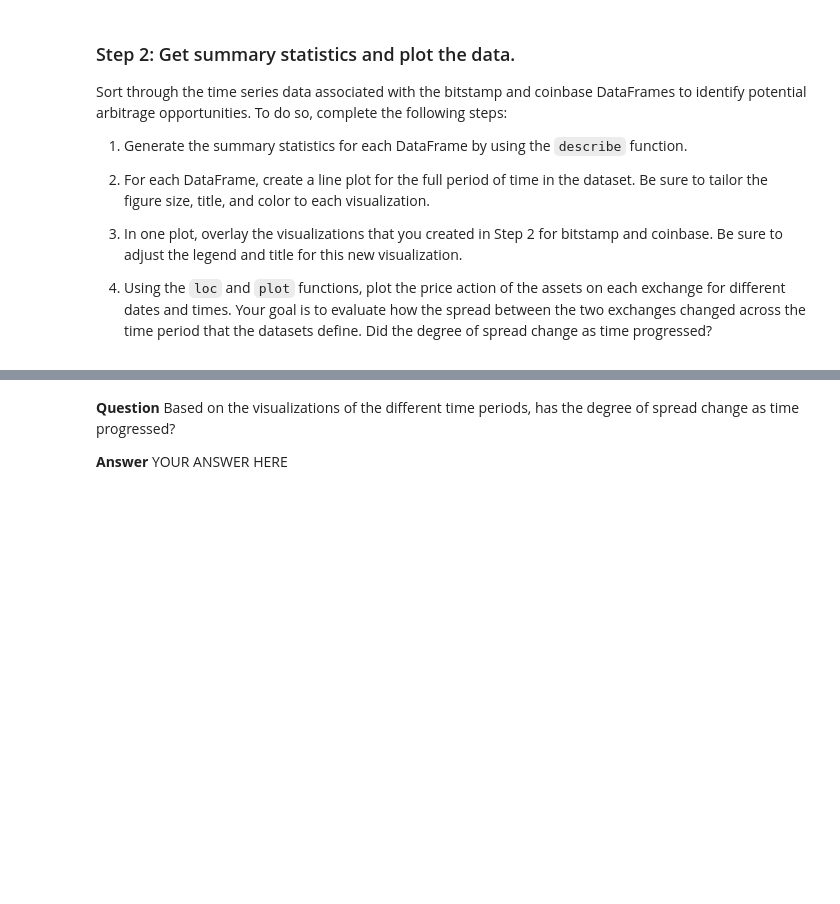
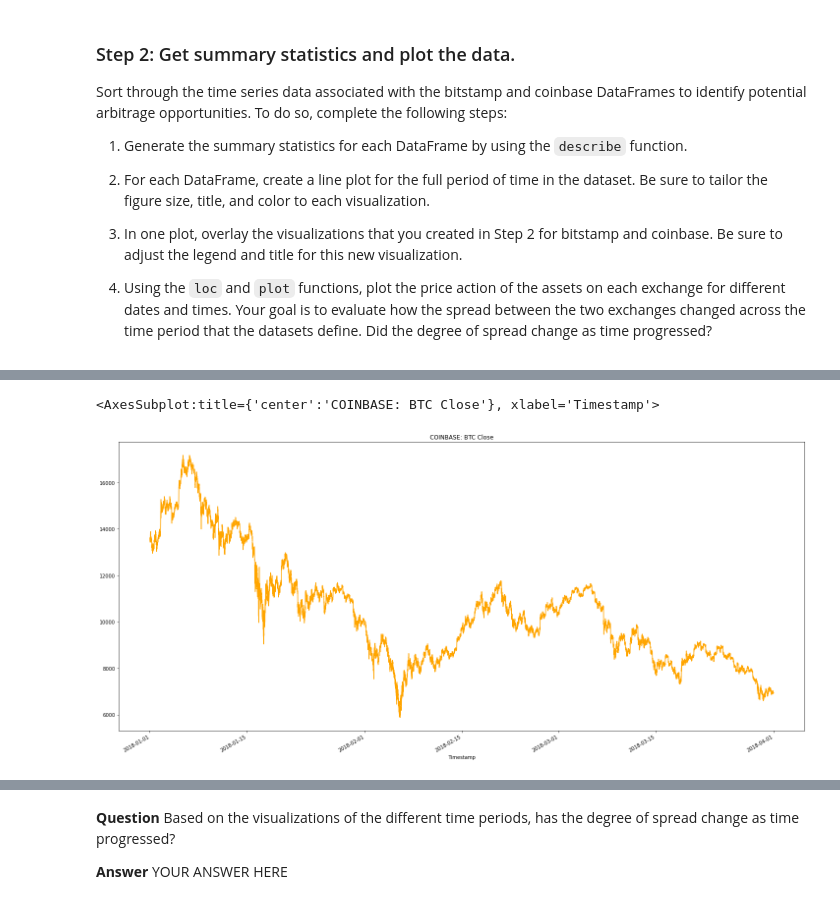
Before and after one commit to ForrestSurles/Bitcoin_Exchange_Arbitrage_Analysis, a Jupyter notebook: crypto_arbitrage.ipynb, the cells around one changed output, grey strips where cells are left out. Cells and saved outputs as stored; diff of their text form; code cells hidden in the pictures; blank space fills up the shorter version.

```diff
--- a/crypto_arbitrage.ipynb
+++ b/crypto_arbitrage.ipynb
@@ -159,3 +169,28 @@ IndexingError: Too many indexers
+# %%
+# Repeat Steps 1–4 for the coinbase DataFrame
+'''
+1) replace or drop all Nan values
+2) replace $ if needed
+3) convert data types if needed
+4) review for duplicated values and drop if needed
+'''
+#print(f"Original Size: {coinbase_df.loc[:,'Close'].count():3,}\nCount of NaN Values:\n{coinbase_df.isna().sum()}")
+
+# 1) drop all NaN
+coinbase_df.dropna(inplace=True)
+#print(f"Post-Drop Size: {coinbase_df.loc[:,'Close'].count():3,}")
+
+# 2) replace $
+coinbase_df.loc[:,'Close'] = coinbase_df.loc[:,'Close'].str.replace('$','')
+#coinbase_df.dtypes
+
+# 3) convert close column datatype
+coinbase_df.loc[:,'Close'] = coinbase_df.loc[:,'Close'].astype('float')
+#coinbase_df.dtypes
+
+# again, same as bitstamp_df: no duplicated values, but it still also
+# wouldn't matter for these numerical values if they even happened to end up being a 'duplicate'
+# coinbase_df.duplicated().sum()
 # %% [markdown]
 ## Analyze the Data
 
@@ -185,6 +228,5 @@ bitstamp_sliced = # YOUR CODE HERE
 # %%
 # Use loc or iloc to select `Timestamp (the index)` and `Close` from coinbase DataFrame
-coinbase_sliced = # YOUR CODE HERE
-
+coinbase_sliced = coinbase_df.loc[:,'Close']
 # Review the first five rows of the DataFrame
-# YOUR CODE HERE
+coinbase_sliced.head()
@@ -213,7 +286,10 @@ Sort through the time series data associated with the bitstamp and coinbase Data
 # %%
 # Create a line plot for the coinbase DataFrame for the full length of time in the dataset
 # Be sure that the figure size, title, and color are tailored to each visualization
-# YOUR CODE HERE
+coinbase_sliced.plot(figsize=(25,12),title='COINBASE: BTC Close',color='orange')
+# %% [output]
+<AxesSubplot:title={'center':'COINBASE: BTC Close'}, xlabel='Timestamp'>
+[figure, added]
 # %%
 # Overlay the visualizations for the bitstamp and coinbase DataFrames in one plot
 # The plot should visualize the prices over the full lenth of the dataset
```
Also changed, not shown: parts of 23 cells of this notebook.
